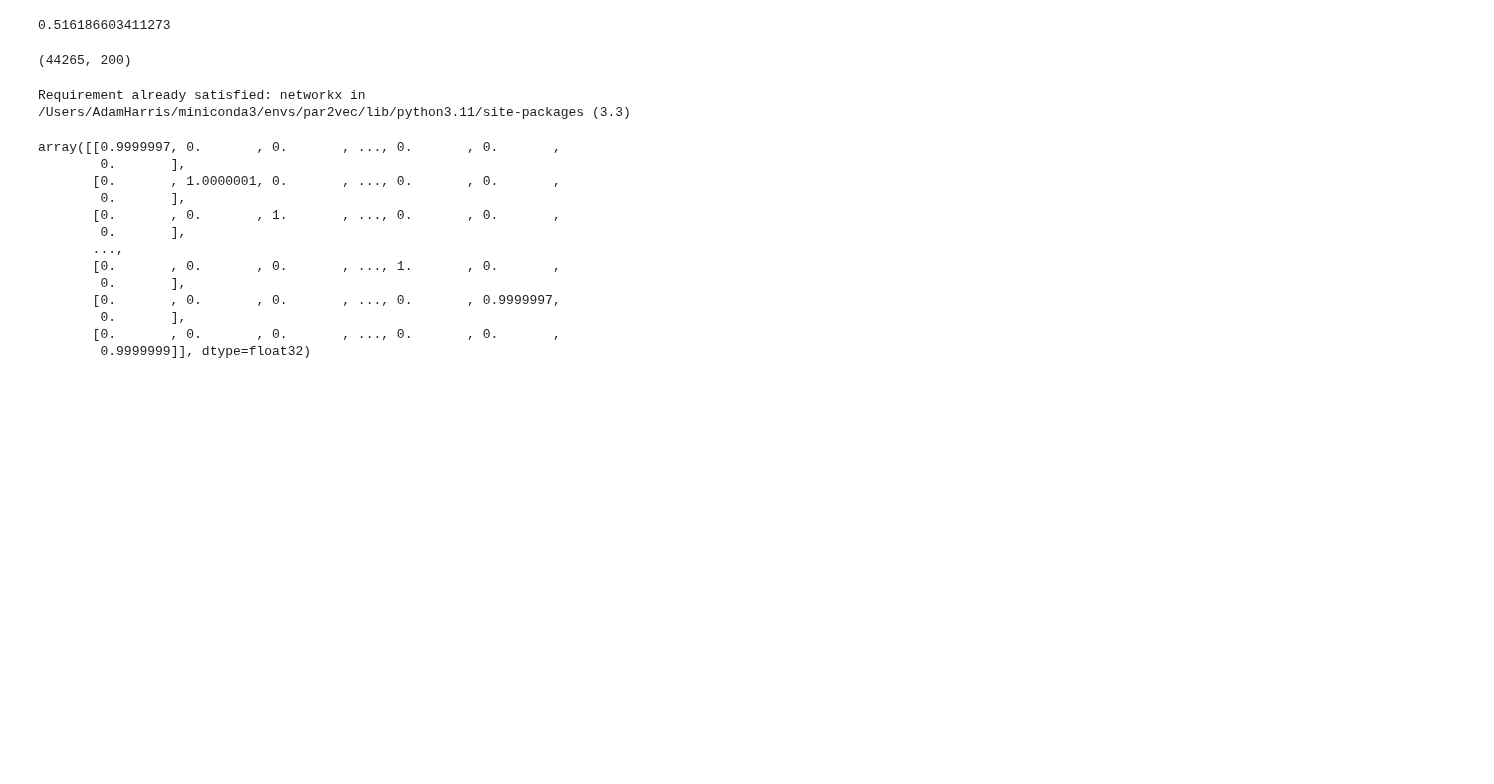
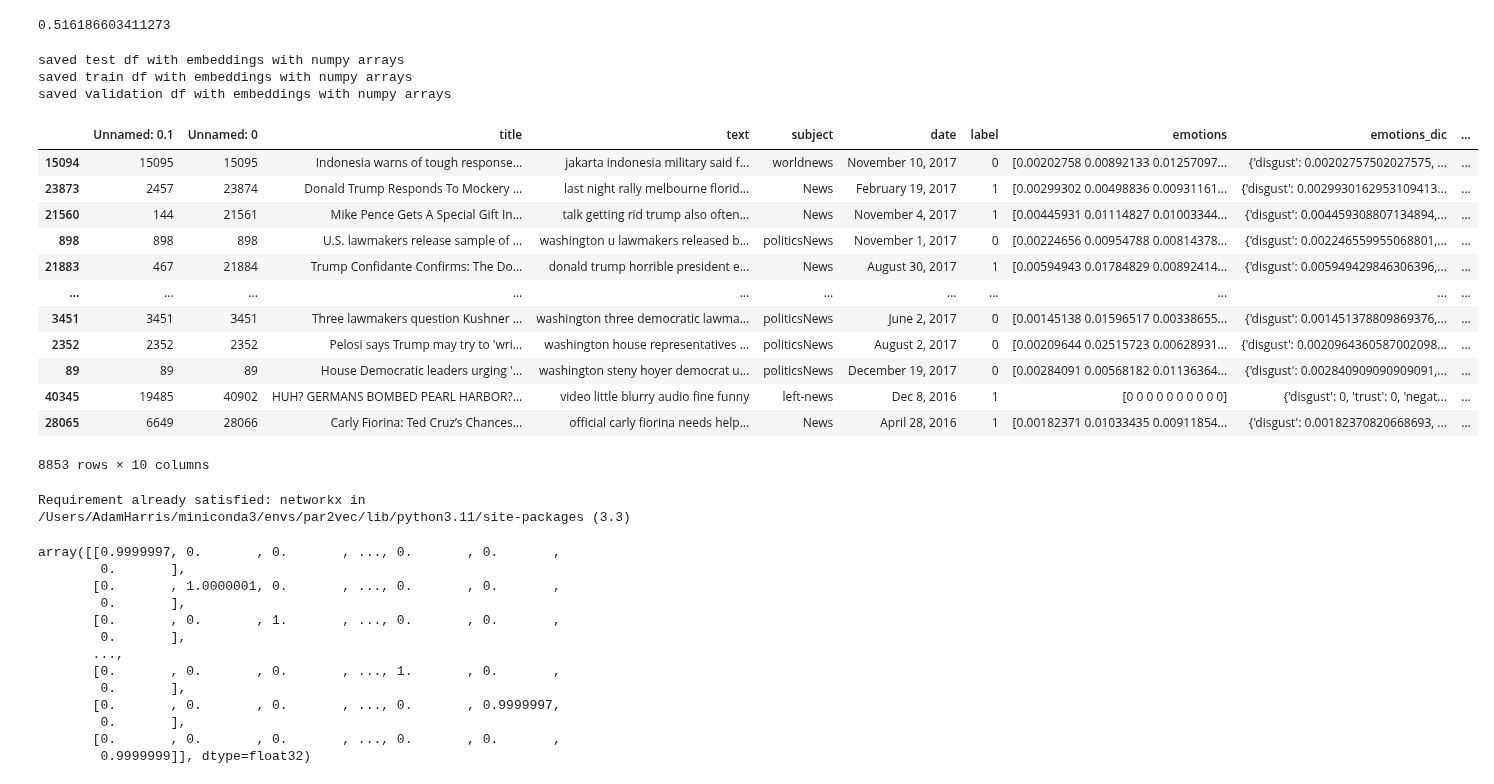
Before and after one commit to AdamLoydHarris/NLP_fake-news, a Jupyter notebook: Code/embedding_notebook.ipynb, the cells around one changed output. Drawn from its saved outputs; the diff is of its cells as text; code cells hidden in the pictures; blank space fills up the shorter version.

Commit message:
added embedding model

```diff
--- a/Code/embedding_notebook.ipynb
+++ b/Code/embedding_notebook.ipynb
@@ -60,7 +63,7 @@ validation_vectors = [model.infer_vector(word_tokenize(doc.lower())) for doc in
 def save_embedding_files(df, vectors, name, vec_size, data_folder):
     df['embeddings'] = vectors
     embeddings_array = np.vstack(vectors)
-    labels = np.array(df['labels'])
+    labels = np.array(df['label'])
     np.save(f'{data_folder}/{name}_labels.npy', labels)
     np.save(f'{data_folder}/{name}_embeddings_{vec_size}.npy', embeddings_array)
     df_test.to_csv(f'{data_folder}/{name}_df_embeddings.csv')
@@ -69,13 +72,29 @@ def save_embedding_files(df, vectors, name, vec_size, data_folder):
 save_embedding_files(df_test, test_vectors, 'test', vec_size=vec_size, data_folder=data_folder)
 save_embedding_files(df_train, train_vectors, 'train',  vec_size=vec_size,  data_folder=data_folder)
 save_embedding_files(df_validation, validation_vectors, 'validation',  vec_size=vec_size,  data_folder=data_folder)
+# %% [output]
+saved test df with embeddings with numpy arrays
+saved train df with embeddings with numpy arrays
+saved validation df with embeddings with numpy arrays
 # %%
 # doc_arrays = np.vstack(document_vectors)
 # np.save(f'{data_folder}/doc2vec_embeddings_{vec_size}.npy', doc_arrays)
-# %%
-doc_arrays.shape
-# %% [output]
-(44265, 200)
+# %%
+df_test
+# %% [output]
+|  | Unnamed: 0.1 | Unnamed: 0 | title | text | subject | date | label | emotions | emotions_dic | ... |
+| 15094 | 15095 | 15095 | Indonesia warns of tough response... | jakarta indonesia military said f... | worldnews | November 10, 2017 | 0 | [0.00202758 0.00892133 0.01257097... | {'disgust': 0.00202757502027575, ... | ... |
+| 23873 | 2457 | 23874 | Donald Trump Responds To Mockery ... | last night rally melbourne florid... | News | February 19, 2017 | 1 | [0.00299302 0.00498836 0.00931161... | {'disgust': 0.0029930162953109413... | ... |
+| 21560 | 144 | 21561 | Mike Pence Gets A Special Gift In... | talk getting rid trump also often... | News | November 4, 2017 | 1 | [0.00445931 0.01114827 0.01003344... | {'disgust': 0.004459308807134894,... | ... |
+| 898 | 898 | 898 | U.S. lawmakers release sample of ... | washington u lawmakers released b... | politicsNews | November 1, 2017 | 0 | [0.00224656 0.00954788 0.00814378... | {'disgust': 0.002246559955068801,... | ... |
+| 21883 | 467 | 21884 | Trump Confidante Confirms: The Do... | donald trump horrible president e... | News | August 30, 2017 | 1 | [0.00594943 0.01784829 0.00892414... | {'disgust': 0.005949429846306396,... | ... |
+| ... | ... | ... | ... | ... | ... | ... | ... | ... | ... | ... |
+| 3451 | 3451 | 3451 | Three lawmakers question Kushner ... | washington three democratic lawma... | politicsNews | June 2, 2017 | 0 | [0.00145138 0.01596517 0.00338655... | {'disgust': 0.001451378809869376,... | ... |
+| 2352 | 2352 | 2352 | Pelosi says Trump may try to 'wri... | washington house representatives ... | politicsNews | August 2, 2017 | 0 | [0.00209644 0.02515723 0.00628931... | {'disgust': 0.0020964360587002098... | ... |
+| 89 | 89 | 89 | House Democratic leaders urging '... | washington steny hoyer democrat u... | politicsNews | December 19, 2017 | 0 | [0.00284091 0.00568182 0.01136364... | {'disgust': 0.002840909090909091,... | ... |
+| 40345 | 19485 | 40902 | HUH? GERMANS BOMBED PEARL HARBOR?... | video little blurry audio fine funny | left-news | Dec 8, 2016 | 1 | [0 0 0 0 0 0 0 0 0 0] | {'disgust': 0, 'trust': 0, 'negat... | ... |
+| 28065 | 6649 | 28066 | Carly Fiorina: Ted Cruz’s Chances... | official carly fiorina needs help... | News | April 28, 2016 | 1 | [0.00182371 0.01033435 0.00911854... | {'disgust': 0.00182370820668693, ... | ... |
+8853 rows × 10 columns
 # %%
 # %% [output]
 Requirement already satisfied: networkx in /Users/AdamHarris/miniconda3/envs/par2vec/lib/python3.11/site-packages (3.3)
```
Also changed, not shown: parts of 1 cell of this notebook, 3 other files.
